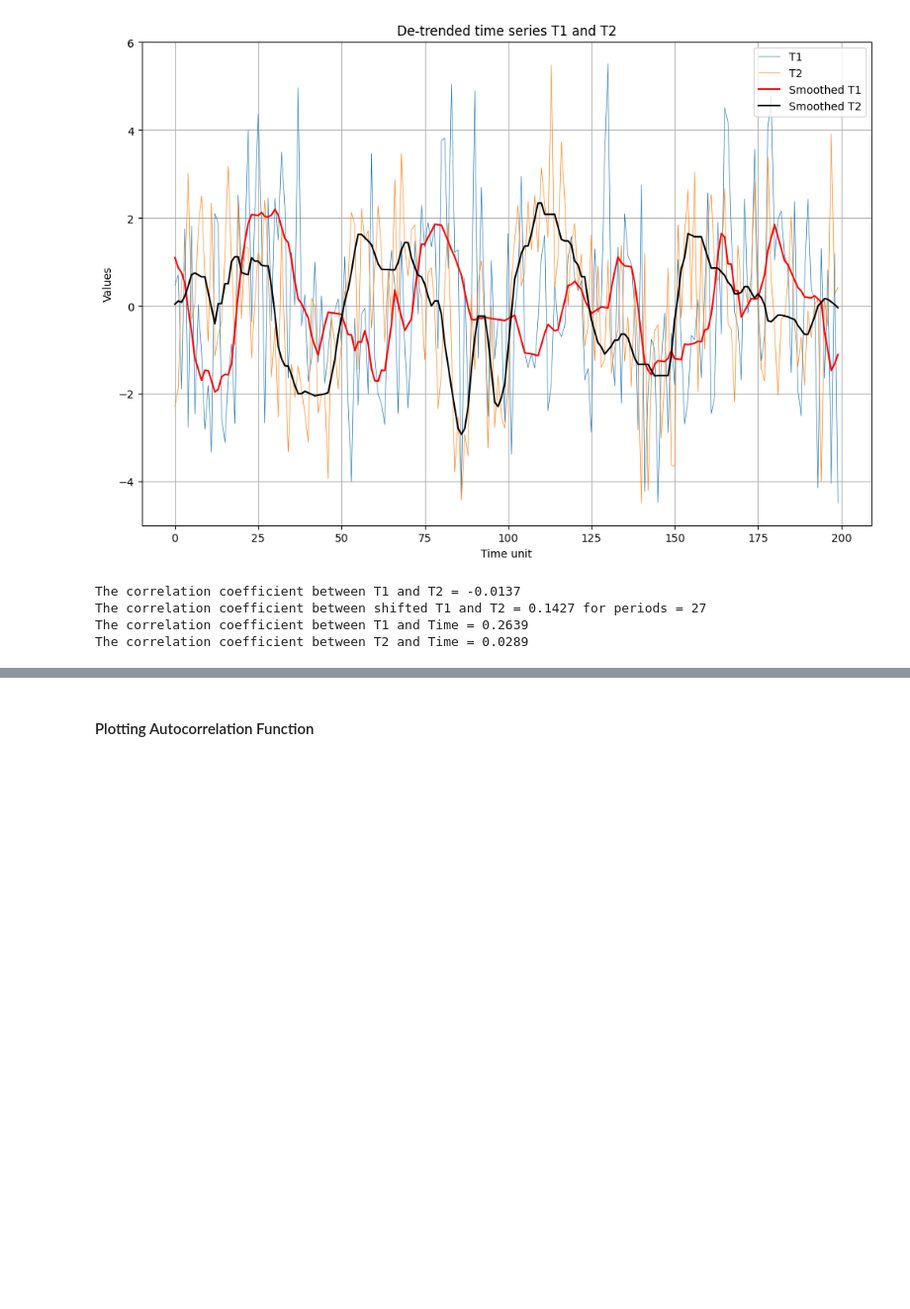
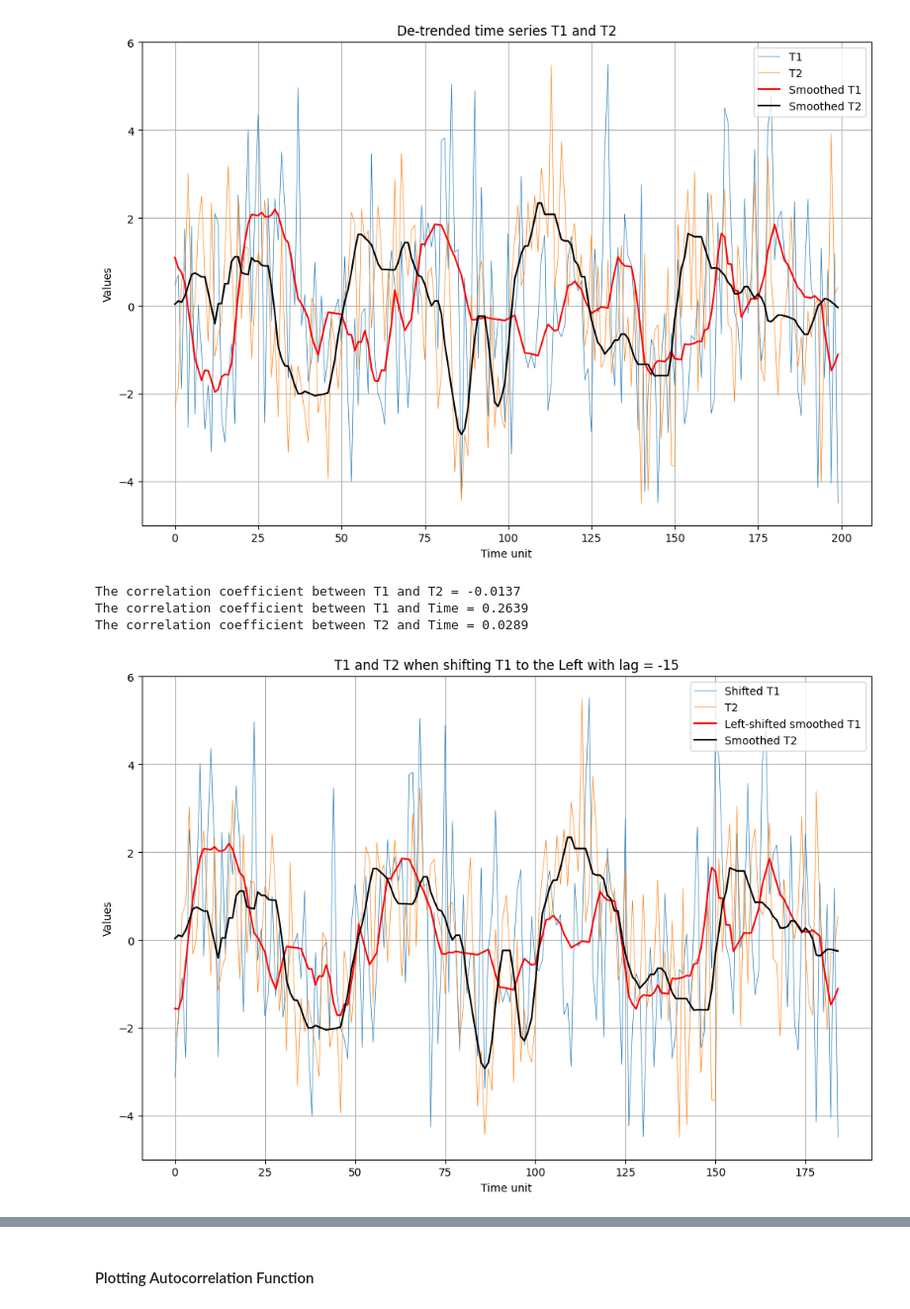
Before and after one commit to mpn1008/RM_assignments, a Jupyter notebook: RM_A03_Group_B/RM_A03_Group.ipynb, the cells around one changed output, grey strips where cells are left out. Shown at 99% size. Cells and saved outputs as stored; diff of their text form; code cells hidden in the pictures; blank space fills up the shorter version.

```diff
--- a/RM_A03_Group_B/RM_A03_Group.ipynb
+++ b/RM_A03_Group_B/RM_A03_Group.ipynb
@@ -605,13 +605,6 @@ dt_df = pd.DataFrame({
 corr1 = dt_df['T1'].corr(dt_df['T2'])
 print(f"The correlation coefficient between T1 and T2 = {corr1:.4f}")
 
-#Shift T1 to the left and check correlation
-periods = 27
-shifted_1 = dt_df['T1'].shift(periods=periods).dropna()
-
-corr2 = shifted_1.corr(dt_df['T2'])
-print(f"The correlation coefficient between shifted T1 and T2 = {corr2:.4f} for periods = {periods}")
-
 corr3 = df['T1'].corr(df['Time'])
 print(f"The correlation coefficient between T1 and Time = {corr3:.4f}")
 
@@ -619,6 +612,29 @@ corr4 = df['T2'].corr(df['Time'])
 print(f"The correlation coefficient between T2 and Time = {corr4:.4f}")
 # %% [output]
 The correlation coefficient between T1 and T2 = -0.0137
-The correlation coefficient between shifted T1 and T2 = 0.1427 for periods = 27
 The correlation coefficient between T1 and Time = 0.2639
 The correlation coefficient between T2 and Time = 0.0289
+# %%
+periods = -15
+shifted_1 = dt_df['T1'].shift(periods=periods).dropna()
+shifted_1m = dt_df['T1_sm'].shift(periods=periods).dropna()
+
+sf = pd.DataFrame({
+    's1': shifted_1.values,
+    'T2': dt_df['T2'].iloc[:periods].values,
+    's1_sm': shifted_1m.values,
+    'T2_sm': dt_df['T2_sm'].iloc[:periods].values
+})
+
+plt.plot(sf['s1'], label='Shifted T1', linewidth=0.5)
+plt.plot(sf['T2'], label='T2',linewidth=0.5)
+plt.plot(sf['s1_sm'], label='Left-shifted smoothed T1', color='red')
+plt.plot(sf['T2_sm'], label='Smoothed T2', c='black')
+plt.title('T1 and T2 when shifting T1 to the Left with lag = -15')
+plt.xlabel('Time unit')
+plt.ylabel('Values')
+plt.legend()
+plt.grid()
+plt.show()
+# %% [output]
+[figure, added]
```
Also changed, not shown: parts of 12 cells of this notebook.
